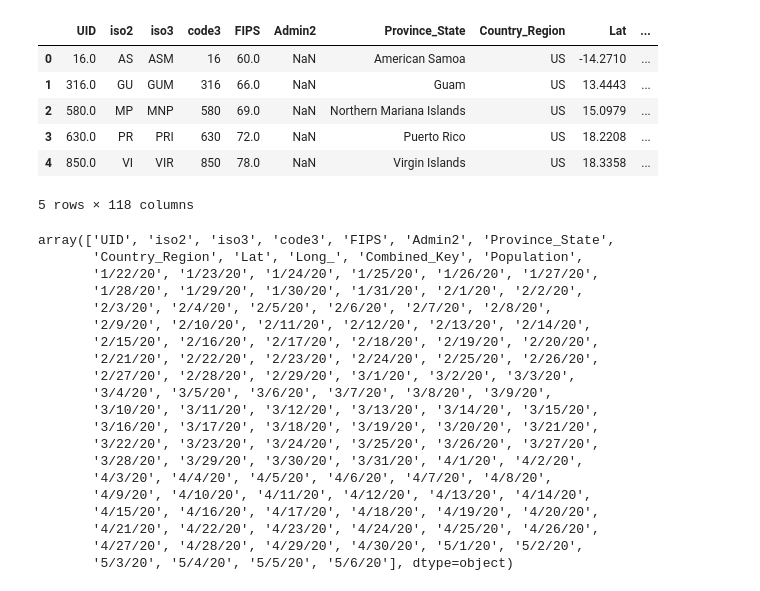
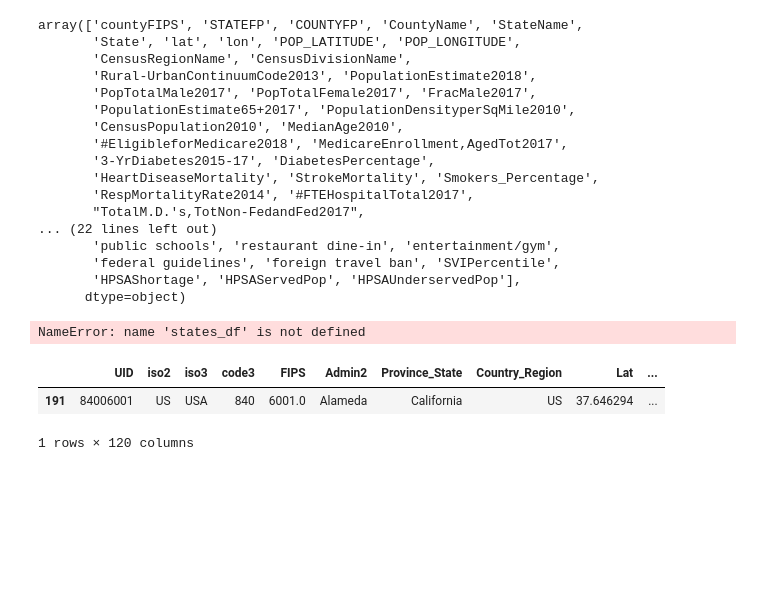
Before and after one commit to AndyFlury13/covid19-final-project, a Jupyter notebook: final_proj/victor.ipynb, the cells around one changed output. Drawn from its saved outputs; the diff is of its cells as text; code cells hidden in the pictures; blank space fills up the shorter version.

```diff
--- a/final_proj/victor.ipynb
+++ b/final_proj/victor.ipynb
@@ -3,14 +3,3 @@ import pandas as pd
 import numpy as np
 import matplotlib.pyplot as plt
 import seaborn as sns
-# %%
-data_url =  "https://raw.githubusercontent.com/CSSEGISandData/COVID-19/master/csse_covid_19_data/csse_covid_19_time_series/time_series_covid19_deaths_US.csv"
-cases_times = pd.read_csv(data_url, error_bad_lines=False)
-# %% [output]
-|  | UID | iso2 | iso3 | code3 | FIPS | Admin2 | Province_State | Country_Region | Lat | ... |
-| 0 | 16.0 | AS | ASM | 16 | 60.0 | NaN | American Samoa | US | -14.2710 | ... |
-| 1 | 316.0 | GU | GUM | 316 | 66.0 | NaN | Guam | US | 13.4443 | ... |
-| 2 | 580.0 | MP | MNP | 580 | 69.0 | NaN | Northern Mariana Islands | US | 15.0979 | ... |
-| 3 | 630.0 | PR | PRI | 630 | 72.0 | NaN | Puerto Rico | US | 18.2208 | ... |
-| 4 | 850.0 | VI | VIR | 850 | 78.0 | NaN | Virgin Islands | US | 18.3358 | ... |
-5 rows × 118 columns
@@ -17,23 +18,30 @@ cases_times = pd.read_csv(data_url, error_bad_lines=False)
 # %%
-cases_times.columns.values
+county_df.columns.values
 # %% [output]
-array(['UID', 'iso2', 'iso3', 'code3', 'FIPS', 'Admin2', 'Province_State',
-       'Country_Region', 'Lat', 'Long_', 'Combined_Key', 'Population',
-       '1/22/20', '1/23/20', '1/24/20', '1/25/20', '1/26/20', '1/27/20',
-       '1/28/20', '1/29/20', '1/30/20', '1/31/20', '2/1/20', '2/2/20',
-       '2/3/20', '2/4/20', '2/5/20', '2/6/20', '2/7/20', '2/8/20',
-       '2/9/20', '2/10/20', '2/11/20', '2/12/20', '2/13/20', '2/14/20',
-       '2/15/20', '2/16/20', '2/17/20', '2/18/20', '2/19/20', '2/20/20',
-       '2/21/20', '2/22/20', '2/23/20', '2/24/20', '2/25/20', '2/26/20',
-       '2/27/20', '2/28/20', '2/29/20', '3/1/20', '3/2/20', '3/3/20',
-       '3/4/20', '3/5/20', '3/6/20', '3/7/20', '3/8/20', '3/9/20',
-       '3/10/20', '3/11/20', '3/12/20', '3/13/20', '3/14/20', '3/15/20',
-       '3/16/20', '3/17/20', '3/18/20', '3/19/20', '3/20/20', '3/21/20',
-       '3/22/20', '3/23/20', '3/24/20', '3/25/20', '3/26/20', '3/27/20',
-       '3/28/20', '3/29/20', '3/30/20', '3/31/20', '4/1/20', '4/2/20',
-       '4/3/20', '4/4/20', '4/5/20', '4/6/20', '4/7/20', '4/8/20',
-       '4/9/20', '4/10/20', '4/11/20', '4/12/20', '4/13/20', '4/14/20',
-       '4/15/20', '4/16/20', '4/17/20', '4/18/20', '4/19/20', '4/20/20',
-       '4/21/20', '4/22/20', '4/23/20', '4/24/20', '4/25/20', '4/26/20',
-       '4/27/20', '4/28/20', '4/29/20', '4/30/20', '5/1/20', '5/2/20',
-       '5/3/20', '5/4/20', '5/5/20', '5/6/20'], dtype=object)
+array(['countyFIPS', 'STATEFP', 'COUNTYFP', 'CountyName', 'StateName',
+       'State', 'lat', 'lon', 'POP_LATITUDE', 'POP_LONGITUDE',
+       'CensusRegionName', 'CensusDivisionName',
+       'Rural-UrbanContinuumCode2013', 'PopulationEstimate2018',
+       'PopTotalMale2017', 'PopTotalFemale2017', 'FracMale2017',
+       'PopulationEstimate65+2017', 'PopulationDensityperSqMile2010',
+       'CensusPopulation2010', 'MedianAge2010',
+       '#EligibleforMedicare2018', 'MedicareEnrollment,AgedTot2017',
+       '3-YrDiabetes2015-17', 'DiabetesPercentage',
+       'HeartDiseaseMortality', 'StrokeMortality', 'Smokers_Percentage',
+       'RespMortalityRate2014', '#FTEHospitalTotal2017',
+       "TotalM.D.'s,TotNon-FedandFed2017",
+... (22 lines left out)
+       'public schools', 'restaurant dine-in', 'entertainment/gym',
+       'federal guidelines', 'foreign travel ban', 'SVIPercentile',
+       'HPSAShortage', 'HPSAServedPop', 'HPSAUnderservedPop'],
+      dtype=object)
+# %%
+states_df.head()
+# %% [output]
+NameError: name 'states_df' is not defined
+# %%
+cases_df[cases_df['Admin2'] == 'Alameda']
+# %% [output]
+|  | UID | iso2 | iso3 | code3 | FIPS | Admin2 | Province_State | Country_Region | Lat | ... |
+| 191 | 84006001 | US | USA | 840 | 6001.0 | Alameda | California | US | 37.646294 | ... |
+1 rows × 120 columns
```
Also changed, not shown: parts of 6 cells of this notebook, 1 other file.
